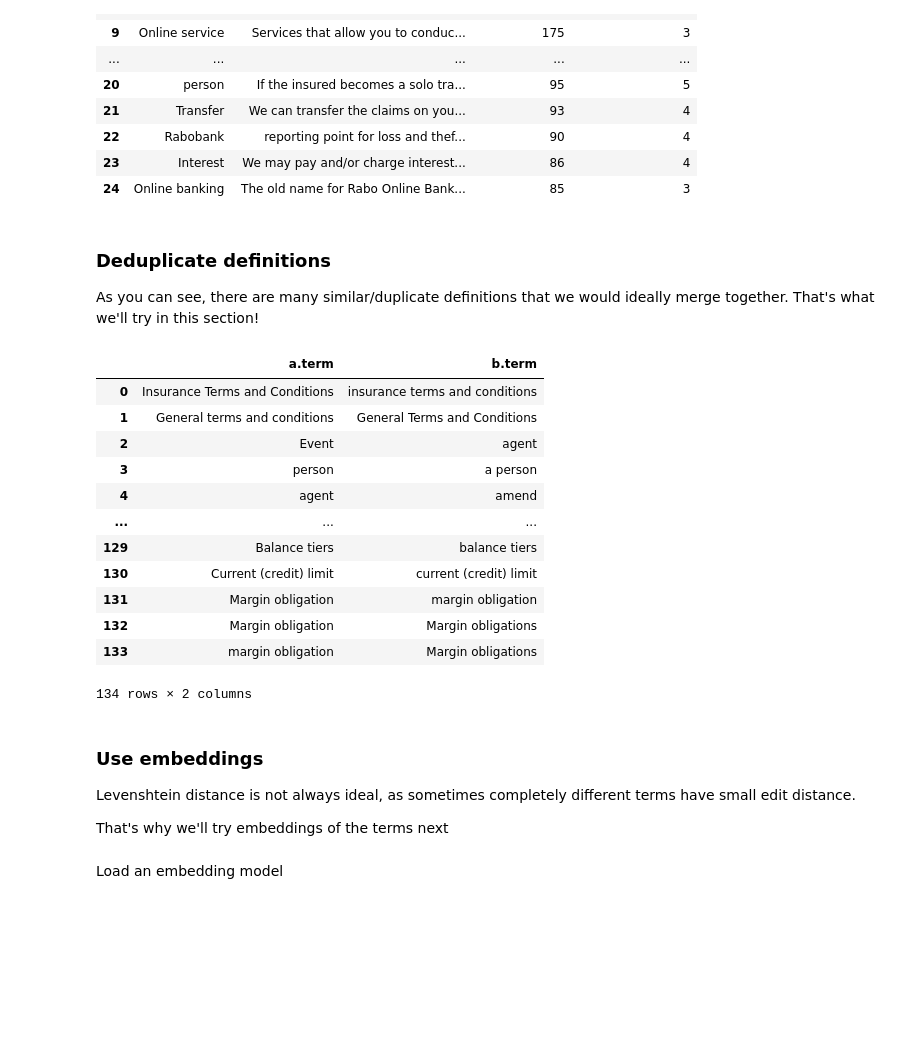
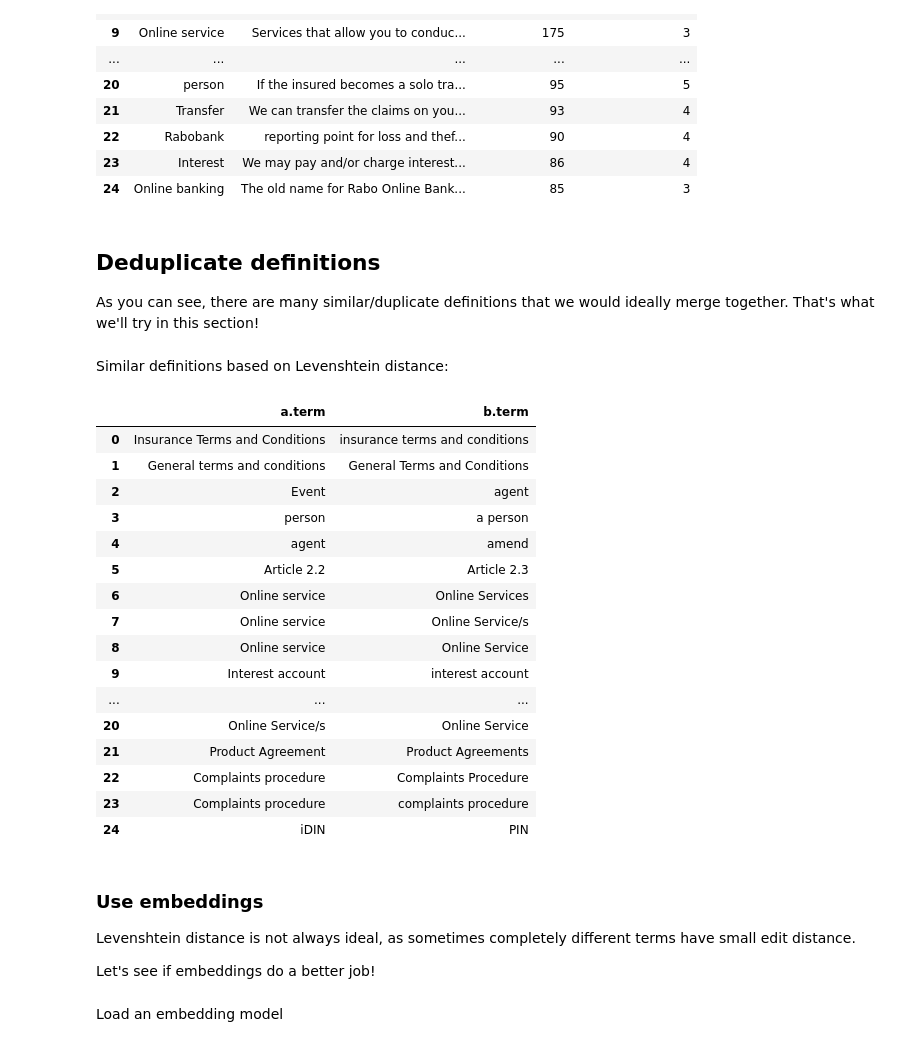
Before and after one commit to erikbijl/rabobank-workshop-genai, a Jupyter notebook: 4 - Explore Graph.ipynb, the cells around one changed output. Cells and saved outputs as stored; diff of their text form; code cells hidden in the pictures; blank space fills up the shorter version.

```diff
--- a/4 - Explore Graph.ipynb
+++ b/4 - Explore Graph.ipynb
@@ -271,9 +266,11 @@ definition_count_df
 | 23 | Interest | We may pay and/or charge interest... | 86 | 4 |
 | 24 | Online banking | The old name for Rabo Online Bank... | 85 | 3 |
 # %% [markdown]
-### Deduplicate definitions
+## Deduplicate definitions
 
 As you can see, there are many similar/duplicate definitions that we would ideally merge together. That's what we'll try in this section!
+# %% [markdown]
+Similar definitions based on Levenshtein distance:
 # %%
 levenshtein_definitions_df = driver.execute_query(
     """
@@ -286,27 +283,31 @@ levenshtein_definitions_df = driver.execute_query(
     result_transformer_= lambda r: r.to_df(),
 )
 # %%
-levenshtein_definitions_df
+levenshtein_definitions_df.head(25)
 # %% [output]
 |  | a.term | b.term |
 | 0 | Insurance Terms and Conditions | insurance terms and conditions |
 | 1 | General terms and conditions | General Terms and Conditions |
 | 2 | Event | agent |
 | 3 | person | a person |
 | 4 | agent | amend |
+| 5 | Article 2.2 | Article 2.3 |
+| 6 | Online service | Online Services |
+| 7 | Online service | Online Service/s |
+| 8 | Online service | Online Service |
+| 9 | Interest account | interest account |
 | ... | ... | ... |
-| 129 | Balance tiers | balance tiers |
-| 130 | Current (credit) limit | current (credit) limit |
-| 131 | Margin obligation | margin obligation |
-| 132 | Margin obligation | Margin obligations |
-| 133 | margin obligation | Margin obligations |
+| 20 | Online Service/s | Online Service |
+| 21 | Product Agreement | Product Agreements |
+| 22 | Complaints procedure | Complaints Procedure |
+| 23 | Complaints procedure | complaints procedure |
+| 24 | iDIN | PIN |
-134 rows × 2 columns
 # %% [markdown]
 ### Use embeddings
 
 Levenshtein distance is not always ideal, as sometimes completely different terms have small edit distance.
 
-That's why we'll try embeddings of the terms next
+Let's see if embeddings do a better job!
 # %% [markdown]
 Load an embedding model
 # %%
```
Also changed, not shown: parts of 15 cells of this notebook.
